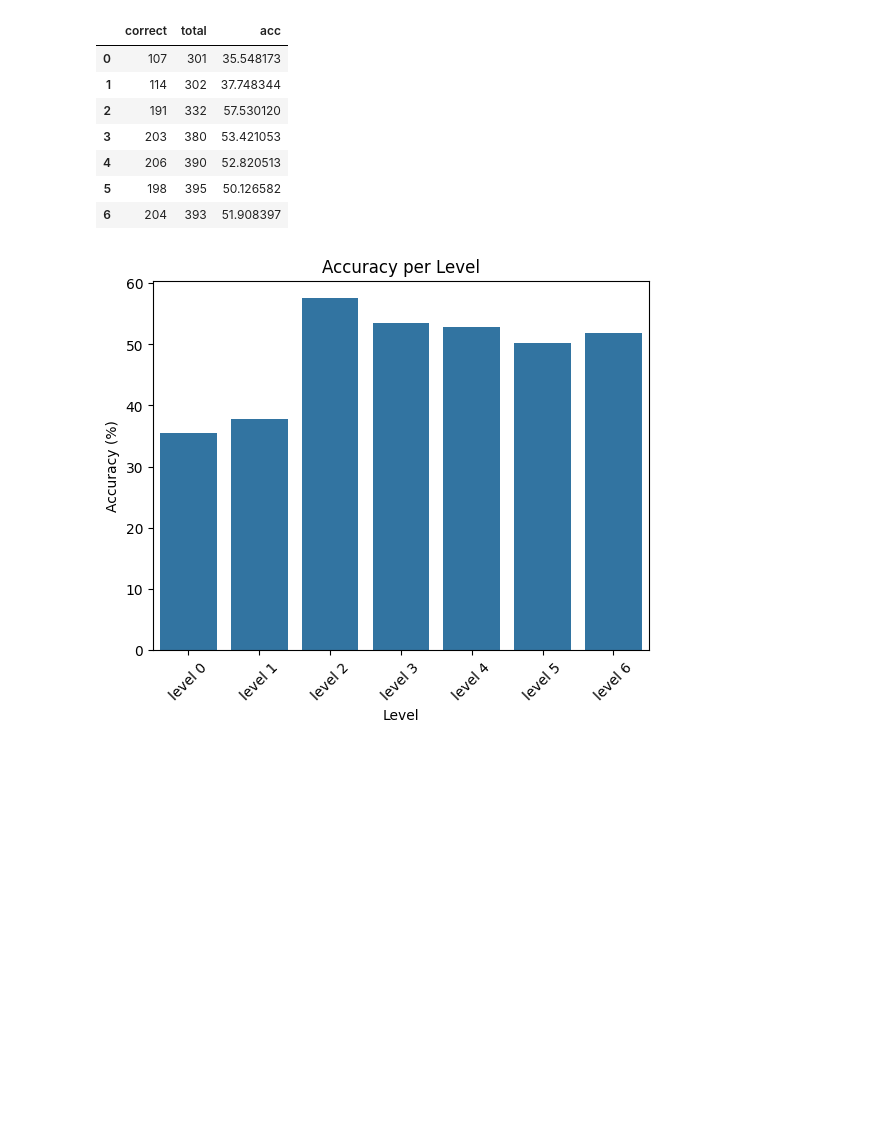
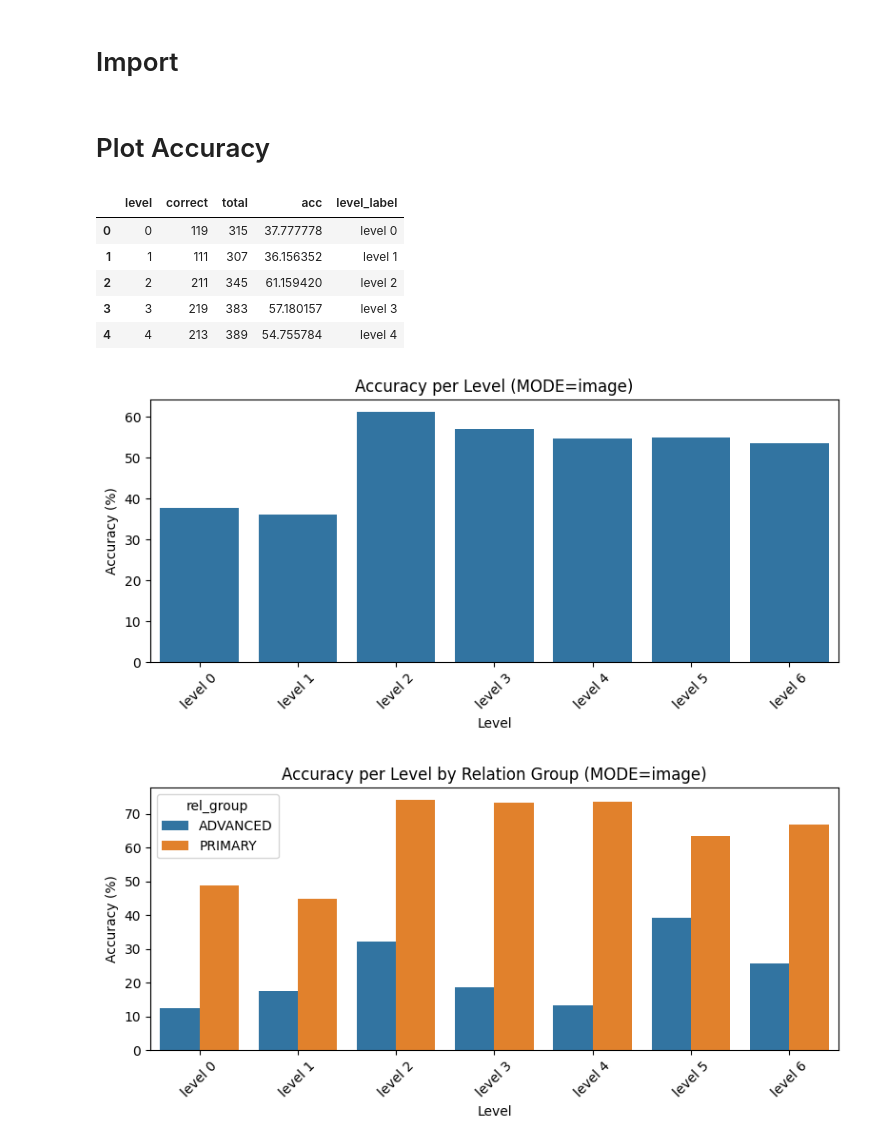
Before and after one commit to sarah-verr/DeepLearningProject, a Jupyter notebook: plotting.ipynb, the cells around one changed output. Saved outputs shown, nothing was run; the diff lists cells and outputs as text; code cells hidden in the pictures; blank space fills up the shorter version.

```diff
--- a/plotting.ipynb
+++ b/plotting.ipynb
@@ -1,3 +1,5 @@
+# %% [markdown]
+# Import
 # %%
 import json
 import pandas as pd
@@ -6,5 +9,8 @@ import matplotlib.pyplot as plt
+# %% [markdown]
+# Plot Accuracy
 # %%
-with open("evaluation_results.json", "r") as f:
+mode = "image" #  "image" or "text_only"
+with open(f"evaluation_results_with_{mode}.json", "r") as f:
     evaluation_data = json.load(f)
 # %%
 # Build DataFrames from the new evaluation_results.json structure
@@ -40,40 +46,40 @@ if not group_df.empty:
 
 eval_df.head()
 # %% [output]
-|  | correct | total | acc |
-| 0 | 107 | 301 | 35.548173 |
-| 1 | 114 | 302 | 37.748344 |
-| 2 | 191 | 332 | 57.530120 |
-| 3 | 203 | 380 | 53.421053 |
-| 4 | 206 | 390 | 52.820513 |
-| 5 | 198 | 395 | 50.126582 |
-| 6 | 204 | 393 | 51.908397 |
+|  | level | correct | total | acc | level_label |
+| 0 | 0 | 119 | 315 | 37.777778 | level 0 |
+| 1 | 1 | 111 | 307 | 36.156352 | level 1 |
+| 2 | 2 | 211 | 345 | 61.159420 | level 2 |
+| 3 | 3 | 219 | 383 | 57.180157 | level 3 |
+| 4 | 4 | 213 | 389 | 54.755784 | level 4 |
 # %%
 # Plot 1: Overall accuracy per level
 plt.figure(figsize=(8, 4))
 sns.barplot(data=eval_df, x="level_label", y="acc")
 plt.xlabel("Level")
 plt.ylabel("Accuracy (%)")
-plt.title("Accuracy per Level")
+plt.title(f"Accuracy per Level (MODE={mode})")
 plt.xticks(rotation=45)
 plt.tight_layout()
 plt.show()
 
 # Plot 2: Accuracy per level, split by relation group
 if not group_df.empty:
     plt.figure(figsize=(8, 4))
     sns.barplot(data=group_df, x="level_label", y="acc", hue="rel_group")
     plt.xlabel("Level")
     plt.ylabel("Accuracy (%)")
-    plt.title("Accuracy per Level by Relation Group")
+    plt.title(f"Accuracy per Level by Relation Group (MODE={mode})")
     plt.xticks(rotation=45)
     plt.legend(title="rel_group")
     plt.tight_layout()
-    plt.show()
+    # plt.sho()
+    plt.savefig(f"accuracy_plot_{mode}.png")
 else:
     print("No by_rel_group data found in evaluation_results.json")
 # %% [output]
-[figure, old version]
+[figure, new version]
+[figure, added]
 # %%
 # Optional: view per-group table
 group_df.head(10)
```
Also changed, not shown: parts of 10 cells of this notebook, 10 other files.
